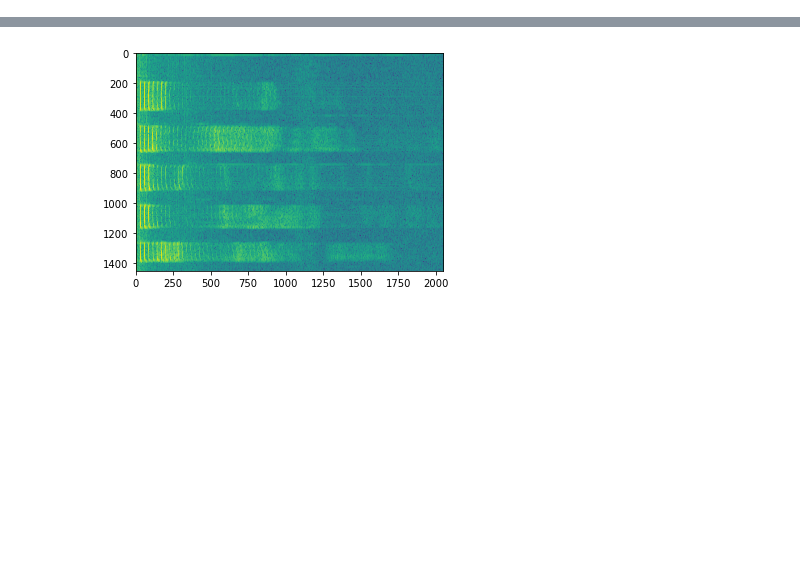
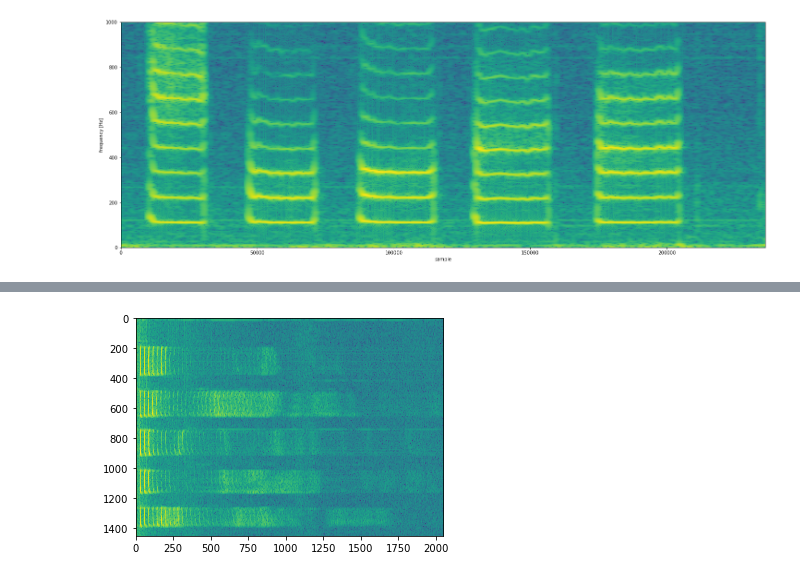
Before and after one commit to jaeyounkg/le4-audio-kuis, a Jupyter notebook: spectrogram.ipynb, the cells around one changed output, grey strips where cells are left out. Drawn from its saved outputs; the diff is of its cells as text; code cells hidden in the pictures; blank space fills up the shorter version.

```diff
--- a/spectrogram.ipynb
+++ b/spectrogram.ipynb
@@ -36,3 +46,18 @@ spectrogram.shape
+# %%
+fig = plt.figure(figsize=(25, 9))
+
+plt.xlabel("sample")
+plt.ylabel("frequency [Hz]")
+plt.imshow(
+    np.flipud(spectrogram[:, : spectrogram.shape[1] // 8].T),
+    extent=[0, len(x1), 0, SR // 2 // 8],
+    aspect="auto",
+    interpolation="nearest",
+)
+
+plt.show()
+# %% [output]
+[figure, added]
 # %%
 fig = plt.figure(figsize=(25, 9))
 
```
Also changed, not shown: parts of 4 cells of this notebook, 4 other files.
